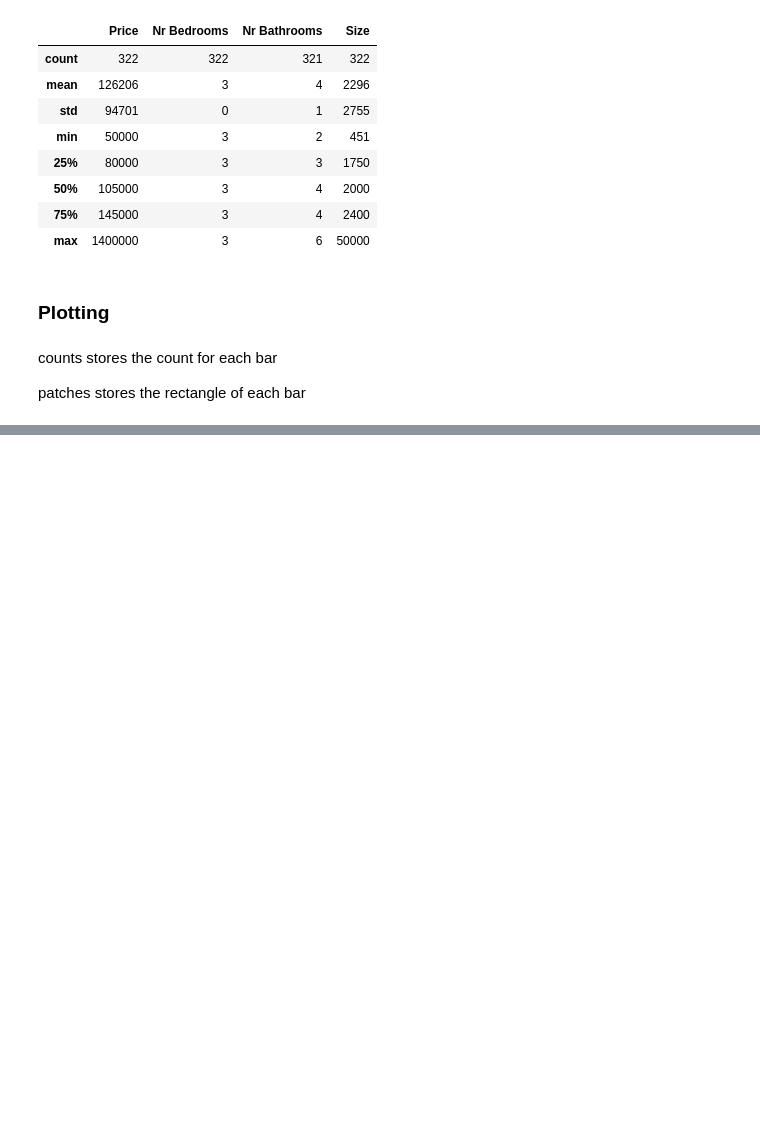
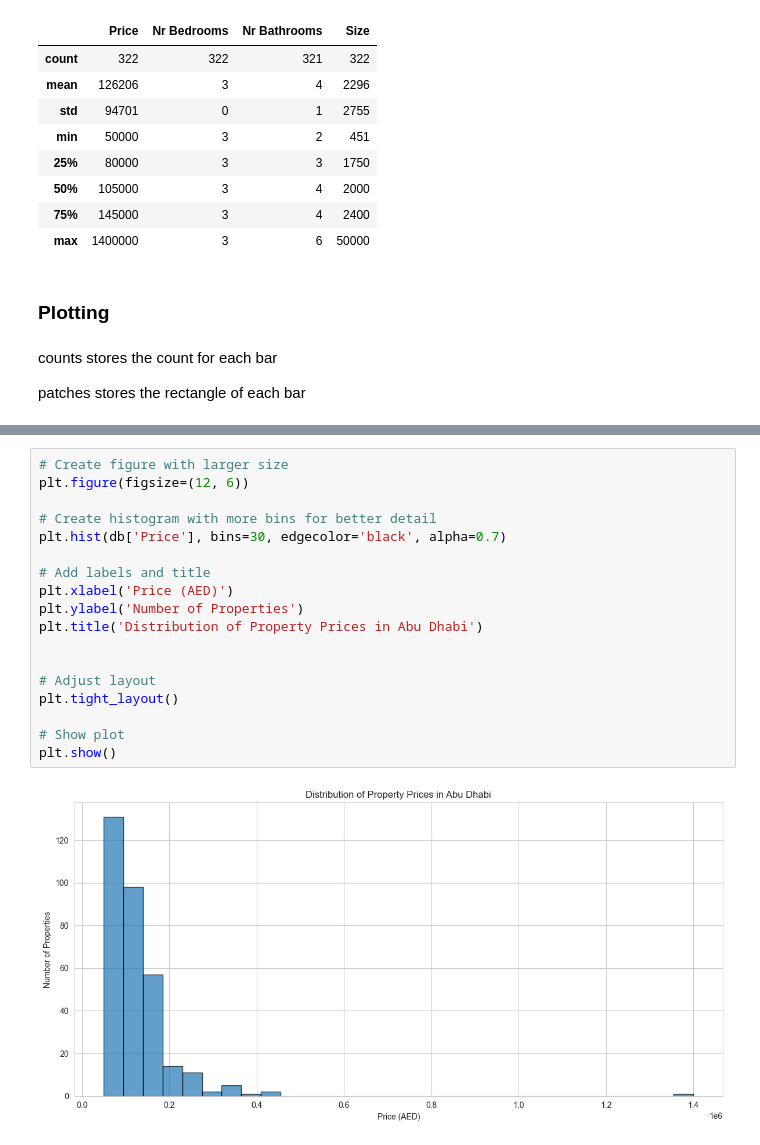
Before and after one commit to HamdanAlhajeri/StatisticsDubbizle, a Jupyter notebook: Data.ipynb, the cells around one changed output, grey strips where cells are left out. Saved outputs shown, nothing was run; the diff lists cells and outputs as text; blank space fills up the shorter version.

Commit message:
Tables, Number of properites and Price Distribution

```diff
--- a/Data.ipynb
+++ b/Data.ipynb
@@ -70,3 +71,23 @@ plt.xlabel('Figure 2')  # Add label at the bottom
 plt.tight_layout()
 # %% [output]
 [figure]
+# %%
+# Create figure with larger size
+plt.figure(figsize=(12, 6))
+
+# Create histogram with more bins for better detail
+plt.hist(db['Price'], bins=30, edgecolor='black', alpha=0.7)
+
+# Add labels and title
+plt.xlabel('Price (AED)')
+plt.ylabel('Number of Properties')
+plt.title('Distribution of Property Prices in Abu Dhabi')
+
+
+# Adjust layout
+plt.tight_layout()
+
+# Show plot
+plt.show()
+# %% [output]
+[figure, added]
```
Also changed, not shown: parts of 4 cells of this notebook, 2 other files.
